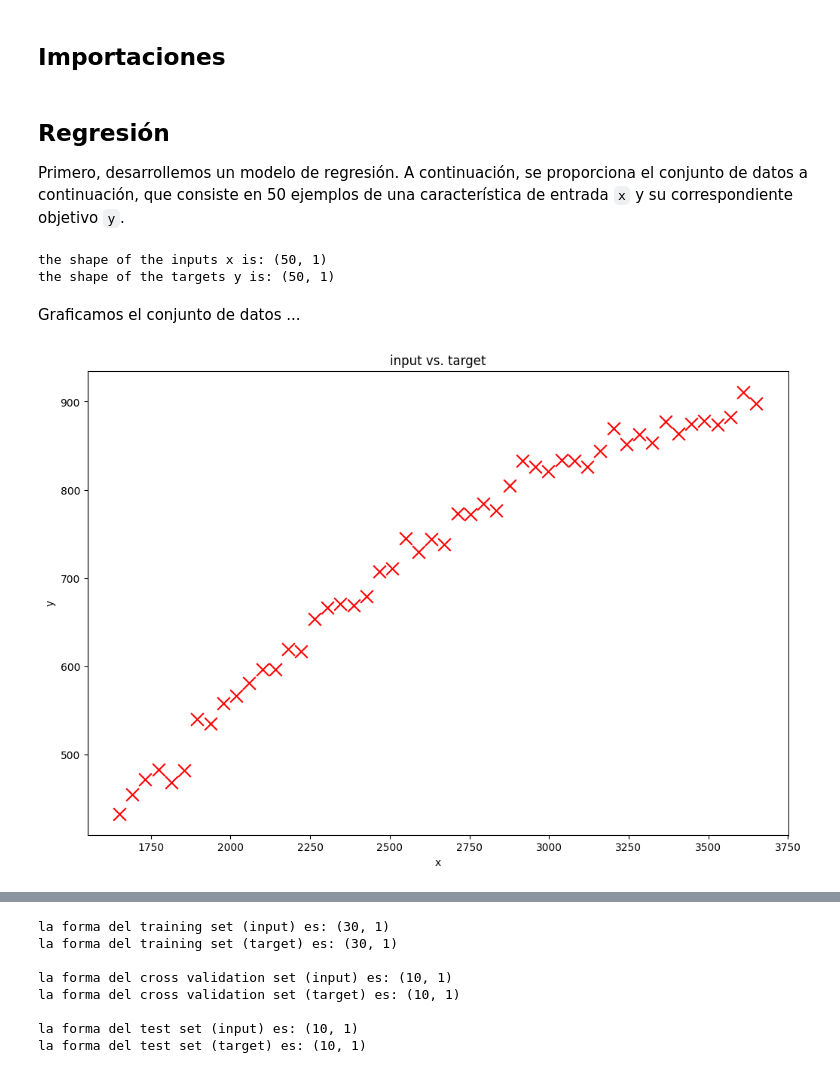
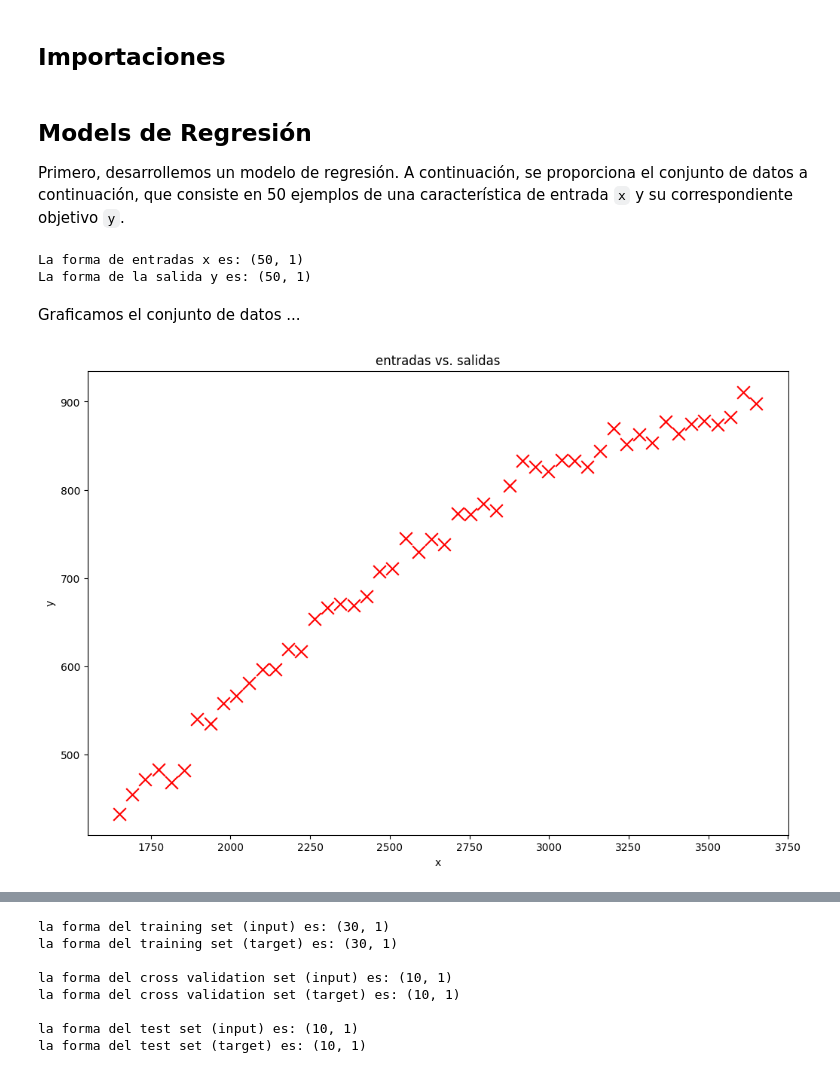
Before and after one commit to patok/intro-ML-labs, a Jupyter notebook: examen_final_Dic_2024.ipynb, the cells around one changed output, grey strips where cells are left out. Saved outputs shown, nothing was run; the diff lists cells and outputs as text; code cells hidden in the pictures.

```diff
--- a/examen_final_Dic_2024.ipynb
+++ b/examen_final_Dic_2024.ipynb
@@ -23,7 +22,7 @@ import tensorflow as tf
 # reduce display precision on numpy arrays
 np.set_printoptions(precision=2)
 # %% [markdown]
-## Regresión
+## Models de Regresión
 
 Primero, desarrollemos un modelo de regresión. A continuación, se proporciona el conjunto de datos a continuación, que consiste en 50 ejemplos de una característica de entrada `x` y su correspondiente objetivo `y`.
 # %%
@@ -38,29 +37,30 @@ y = data[:,1]
 x = np.expand_dims(x, axis=1)
 y = np.expand_dims(y, axis=1)
 
-print(f"the shape of the inputs x is: {x.shape}")
-print(f"the shape of the targets y is: {y.shape}")
+# TODO completar
+print(f"La forma de entradas x es: {x.shape}")
+print(f"La forma de la salida y es: {y.shape}")
 # %% [output]
-the shape of the inputs x is: (50, 1)
-the shape of the targets y is: (50, 1)
+La forma de entradas x es: (50, 1)
+La forma de la salida y es: (50, 1)
 # %% [markdown]
 Graficamos el conjunto de datos ...
 # %%
 import matplotlib.pyplot as plt
 
 # Plot the entire dataset
 def plot_dataset(x, y, title):
     plt.rcParams["figure.figsize"] = (12,8)
     plt.rcParams["lines.markersize"] = 12
     plt.scatter(x, y, marker='x', c='r');
     plt.title(title)
     plt.xlabel("x");
     plt.ylabel("y");
     plt.show()
 
-plot_dataset(x=x, y=y, title="input vs. target")
+plot_dataset(x=x, y=y, title="entradas vs. salidas")
 # %% [output]
-[figure, old version]
+[figure, new version]
 # %% [markdown]
 ## Datos de entrenamiento, validación cruzada y prueba
 
```
Also changed, not shown: parts of 49 cells of this notebook, 2 other files.
